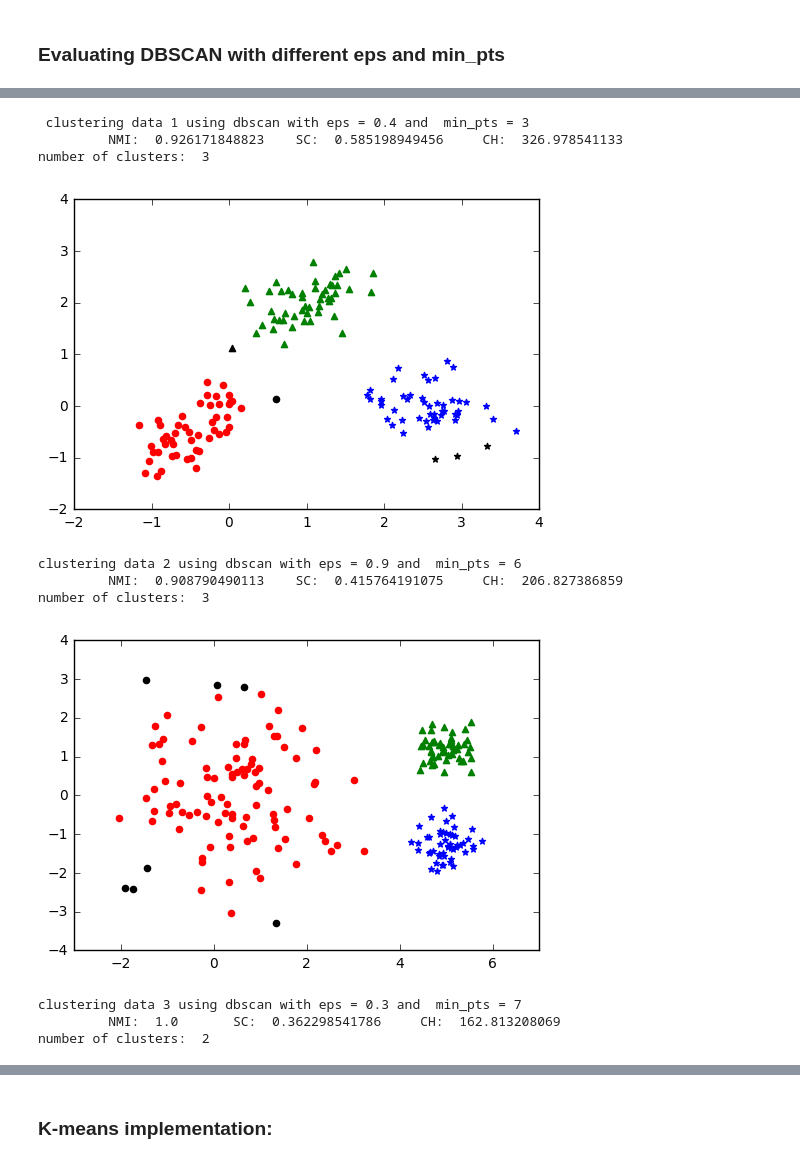
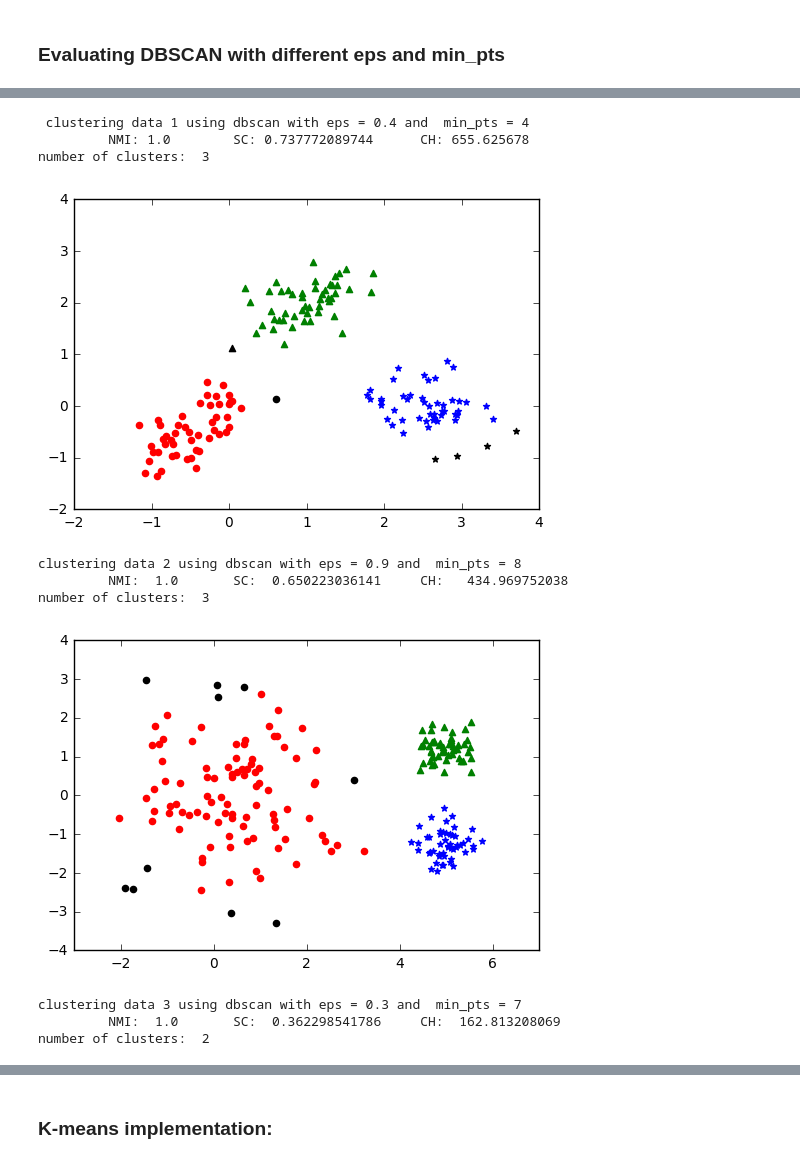
Before and after one commit to mahaalkh/CS6220_DataMining, a Jupyter notebook: Maha_Alkhairy_CS6220_HW4/HW4_MahaAlkhairy/HW4_MahaAlkhairy.ipynb, the cells around one changed output, grey strips where cells are left out. Drawn from its saved outputs; the diff is of its cells as text; code cells hidden in the pictures.

Commit message:
fixed the evaluation of DBSCAN

```diff
--- a/Maha_Alkhairy_CS6220_HW4/HW4_MahaAlkhairy/HW4_MahaAlkhairy.ipynb
+++ b/Maha_Alkhairy_CS6220_HW4/HW4_MahaAlkhairy/HW4_MahaAlkhairy.ipynb
@@ -351,11 +351,12 @@ done running DBSCAN on the third dataset
 # %% [markdown]
 ### Evaluating DBSCAN with different eps and min_pts
 # %%
-def get_clustering_labels_dbscan(clusters, noise, data_matrix):
+def get_clustering_labels_dbscan(clusters, noise, data_matrix, original_labels):
     """
     0 is noise
     """
     all_data = [list(p) for p in data_matrix]
+    changed_output = list(original_labels)
     labels = []
     for c_i, c in clusters.items():
         for p in c:
@@ -363,21 +364,27 @@ def get_clustering_labels_dbscan(clusters, noise, data_matrix):
             labels.insert(i+1, c_i)
     for p in noise:
         i = all_data.index(p)
-        labels.insert(i+1, 0)
-    return labels
+        changed_output.pop(i)
+        all_data.remove(list(p))
+
+    return labels, np.asarray(all_data), changed_output
 
 def get_clustering_scores(data_matrix, true_labels, clusterings_and_noise):
     """
     """
     clustering, noise, clustering_name = clusterings_and_noise
-    predicted_labels = get_clustering_labels_dbscan(clustering, noise, data_matrix)
+    predicted_labels, changed_data, changed_true_labels = get_clustering_labels_dbscan(clustering,
+                                                                                       noise,
+                                                                                       data_matrix,
+                                                                                       true_labels)
     print(len(predicted_labels))
     print(np.shape(data_matrix))
+    print(np.shape(changed_data))
     print(clustering_name)
     print(len(clustering), len(noise))
-    print("\t NMI: ", normalized_mutual_info_score(true_labels, predicted_labels))
-    print("\t SC: ", silhouette_score(data_matrix, predicted_labels))
-    print("\t CH: ", calinski_harabaz_score(data_matrix, predicted_labels))
+    print("\t NMI: ", normalized_mutual_info_score(changed_true_labels, predicted_labels))
+    print("\t SC: ", silhouette_score(changed_data, predicted_labels))
+    print("\t CH: ", calinski_harabaz_score(changed_data, predicted_labels))
 
 
 name_temp = "clustering data {} using dbscan with eps = {} and  min_pts = {}"
@@ -479,28 +486,28 @@ def plotPointsBasedOnLabels(clusters, noise, colors, original_labels, data, shap
 # %%
 ### only plotting the ones with the highest clustering evaluation score:
 
-print(" clustering data 1 using dbscan with eps = 0.4 and  min_pts = 3",
-      "\n \t NMI:  0.926171848823 \t SC:  0.585198949456 \t CH:  326.978541133")
-plotPointsBasedOnLabels(clusters132, noise132, ["r", "g", "b"], data1_labels, data1_matrix, ['o', '^', '*'])
+print(" clustering data 1 using dbscan with eps = 0.4 and  min_pts = 4",
+      "\n \t NMI: 1.0 \t SC: 0.737772089744 \t CH: 655.625678")
+plotPointsBasedOnLabels(clusters133, noise133, ["r", "g", "b"], data1_labels, data1_matrix, ['o', '^', '*'])
 
-print("clustering data 2 using dbscan with eps = 0.9 and  min_pts = 6",
-      "\n \t NMI:  0.908790490113 \t SC:  0.415764191075 \t CH:  206.827386859")
-plotPointsBasedOnLabels(clusters231, noise231, ["r", "g", "b"], data2_labels, data2_matrix, ['o', '^', '*'])
+print("clustering data 2 using dbscan with eps = 0.9 and  min_pts = 8",
+      "\n \t NMI:  1.0 \t SC:  0.650223036141 \t CH:   434.969752038")
+plotPointsBasedOnLabels(clusters233, noise233, ["r", "g", "b"], data2_labels, data2_matrix, ['o', '^', '*'])
 
 
 print("clustering data 3 using dbscan with eps = 0.3 and  min_pts = 7",
       "\n \t NMI:  1.0 \t SC:  0.362298541786 \t CH:  162.813208069")
 
 plotPointsBasedOnLabels(clusters323, noise323, ["r", "g", "b"], data3_labels, data3_matrix, ['o', '^', '*'])
 # %% [output]
- clustering data 1 using dbscan with eps = 0.4 and  min_pts = 3
-         NMI:  0.926171848823    SC:  0.585198949456     CH:  326.978541133
+ clustering data 1 using dbscan with eps = 0.4 and  min_pts = 4
+         NMI: 1.0        SC: 0.737772089744      CH: 655.625678
 number of clusters:  3
-[figure, old version]
+[figure, new version]
-clustering data 2 using dbscan with eps = 0.9 and  min_pts = 6
-         NMI:  0.908790490113    SC:  0.415764191075     CH:  206.827386859
+clustering data 2 using dbscan with eps = 0.9 and  min_pts = 8
+         NMI:  1.0       SC:  0.650223036141     CH:   434.969752038
 number of clusters:  3
-[figure, old version]
+[figure, new version]
 clustering data 3 using dbscan with eps = 0.3 and  min_pts = 7
          NMI:  1.0       SC:  0.362298541786     CH:  162.813208069
 number of clusters:  2
```
Also changed, not shown: parts of 2 cells of this notebook.
